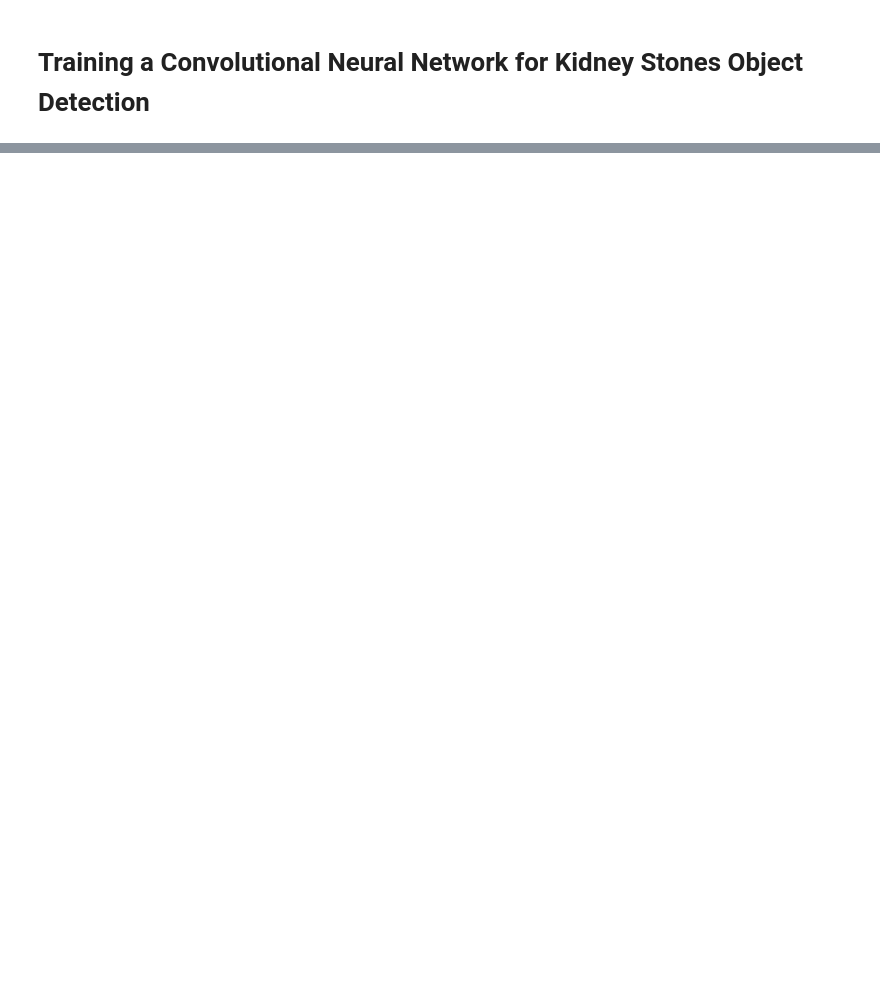
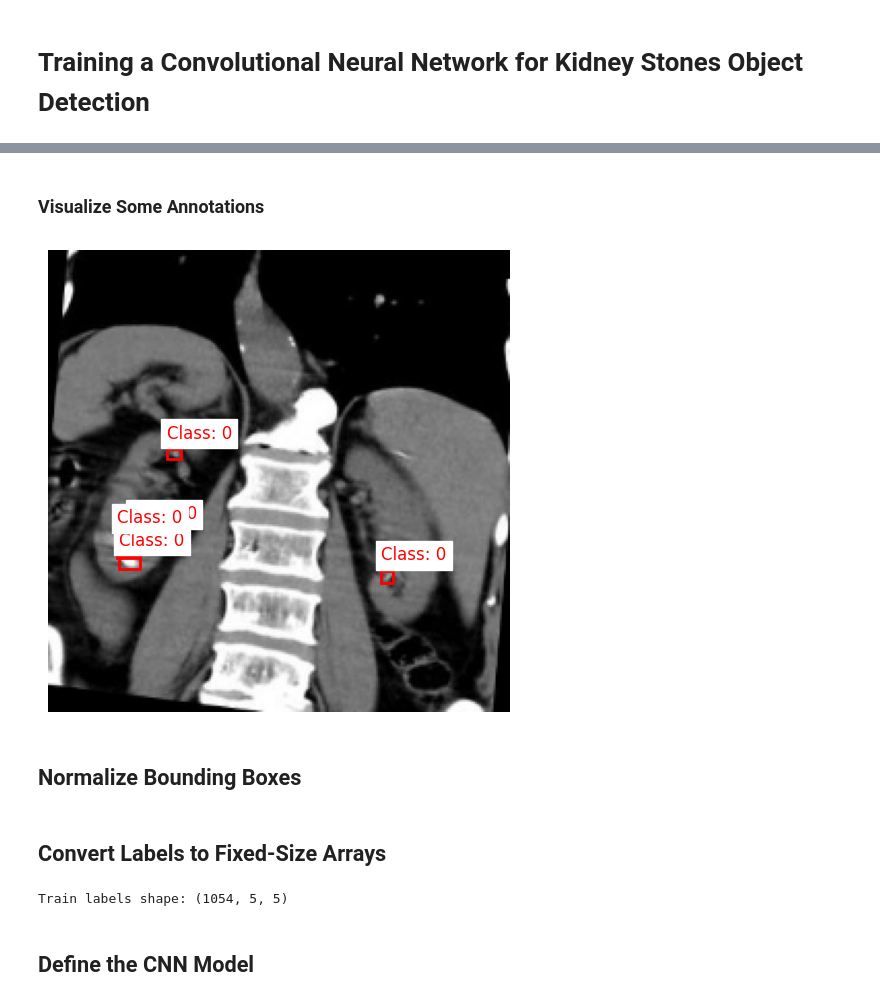
Before and after one commit to Brianhulela/ebook_object_detection, a Jupyter notebook: chapters/kidney_stones/kidney_stones_detection.ipynb, the cells around one changed output, grey strips where cells are left out. Drawn from its saved outputs; the diff is of its cells as text; code cells hidden in the pictures; blank space fills up the shorter version.

Commit message:
add bounding box diagram and update requirements for kidney stones chapter

```diff
--- a/chapters/kidney_stones/kidney_stones_detection.ipynb
+++ b/chapters/kidney_stones/kidney_stones_detection.ipynb
@@ -146,0 +146,39 @@ plt.show()
+# %% [markdown]
+### Visualize Some Annotations
+# %%
+import random
+
+def plot_image_with_bboxes(images, labels, index=None):
+    """
+    Plots an image with its bounding box annotations.
+    :param images: List or numpy array of images
+    :param labels: List of bounding box annotations (format: [class_id, x_min, y_min, x_max, y_max])
+    :param index: Optional index to select a specific image; if None, a random image is chosen.
+    """
+    if index is None:
+        index = random.randint(0, len(images) - 1)
+
+    image = images[index]
+    bboxes = labels[index]
+
+    plt.figure(figsize=(6, 6))
+    plt.imshow(image)
+
+    for bbox in bboxes:
+        class_id, x_min, y_min, x_max, y_max = bbox
+        rect = plt.Rectangle(
+            (x_min, y_min), x_max - x_min, y_max - y_min,
+            linewidth=2, edgecolor='red', facecolor='none'
+        )
+        plt.gca().add_patch(rect)
+        plt.text(x_min, y_min - 5, f'Class: {class_id}', color='red', fontsize=12, backgroundcolor='white')
+
+    plt.axis("off")
+    plt.show()
+
+# Plot a random image with annotations
+plot_image_with_bboxes(train_images, train_labels)
+# %% [output]
+[figure, added]
+# %% [markdown]
+## Normalize Bounding Boxes
@@ -146,0 +207,23 @@ plt.show()
+# %% [markdown]
+## Convert Labels to Fixed-Size Arrays
+# %%
+def format_labels(labels, max_objects=5):
+    """ Converts variable-length bbox lists to fixed-length numpy arrays """
+    formatted_labels = np.zeros((len(labels), max_objects, 5))  # (N, max_objects, 5)
+
+    for i, bboxes in enumerate(labels):
+        for j, bbox in enumerate(bboxes[:max_objects]):  # Limit to max_objects
+            formatted_labels[i, j] = bbox  # Store [class_id, x_min, y_min, x_max, y_max]
+
+    return formatted_labels
+
+# Convert labels
+train_labels_array = format_labels(train_labels_norm)
+val_labels_array = format_labels(val_labels_norm)
+test_labels_array = format_labels(test_labels_norm)
+
+print("Train labels shape:", train_labels_array.shape)  # (num_images, max_objects, 5)
+# %% [output]
+Train labels shape: (1054, 5, 5)
+# %% [markdown]
+## Define the CNN Model
```
Also changed, not shown: parts of 23 cells of this notebook, 4 other files.
